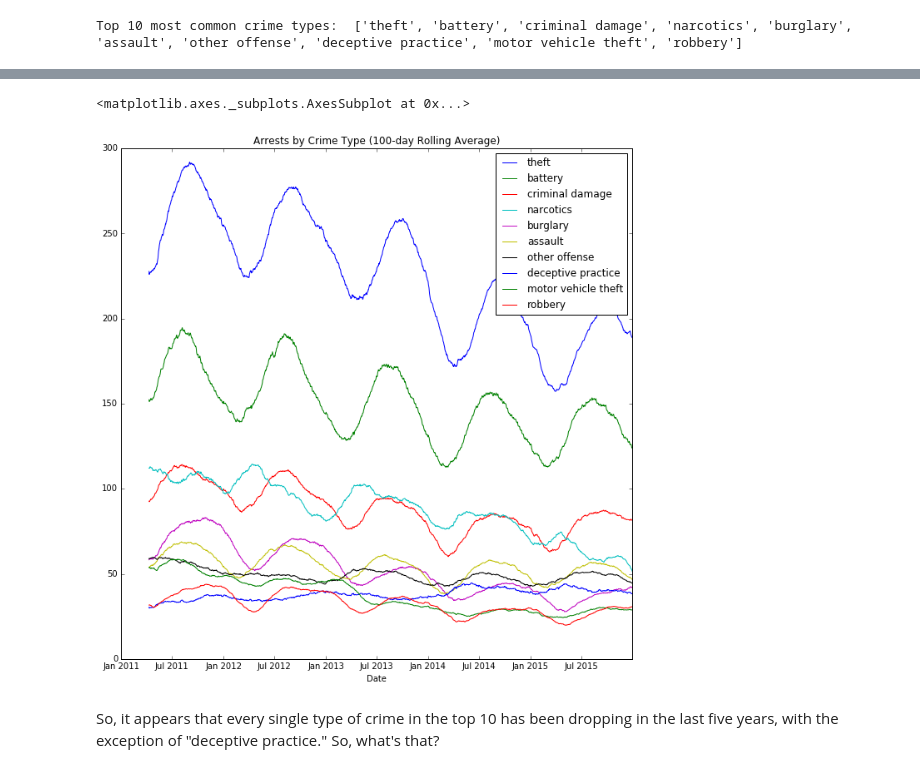
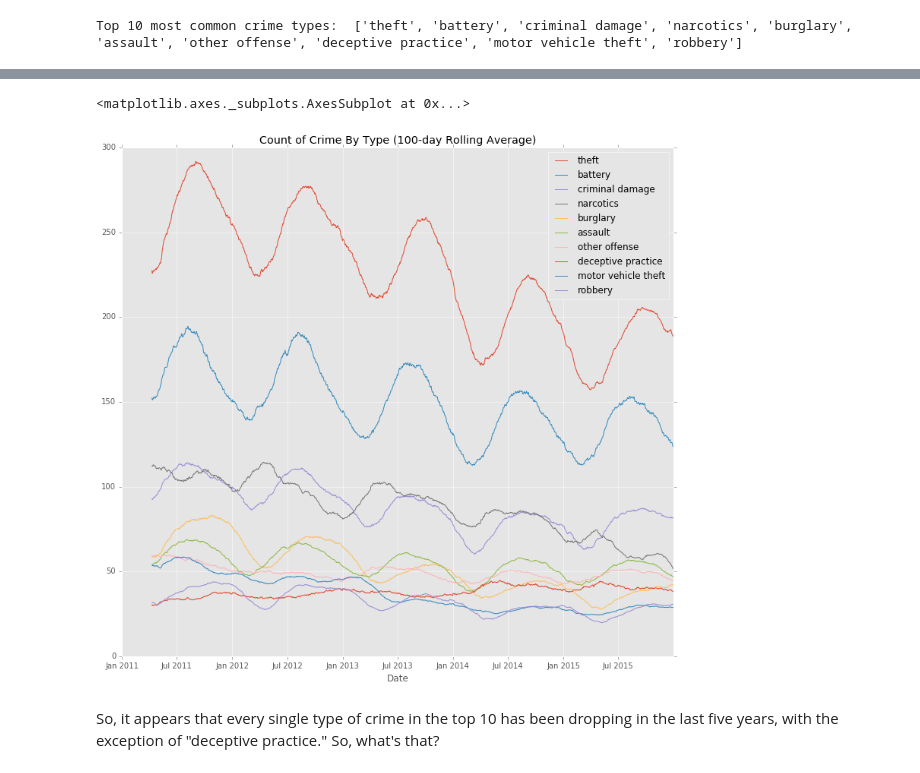
Before and after one commit to scottmarler/ChicagoWeatherCrime, a Jupyter notebook: pandasChicagoCrimeBaseNotebookJay.ipynb, the cells around one changed output, grey strips where cells are left out. Saved outputs shown, nothing was run; the diff lists cells and outputs as text; code cells hidden in the pictures.

```diff
--- a/pandasChicagoCrimeBaseNotebookJay.ipynb
+++ b/pandasChicagoCrimeBaseNotebookJay.ipynb
@@ -204,7 +204,7 @@ avge = (crime_by_day[(crime_by_day["Date"] == e_dates[0]) |
 # %%
 # The initial plot of average holiday crime vs. avg daily crime
 # dicts rearrange things, so I used a list the next time around
-
+plt.style.use('ggplot')
 holidays_dict = {}
 holidays_dict["Avg Day"] = total_crimes / numdays
 holidays_dict["Xmas"] = avgxmas
@@ -406,13 +418,13 @@ Index(['Date', 'Block', 'Primary Type', 'Description', 'Location Description',
 # %%
 # Charting the arrests per day was too noisy.
 # A rolling-average chart makes the downward trend more clear.
 combined.groupby(["Date"])[top10list].sum().rolling(
     center=False, window=100).mean().plot(
-    figsize=(11, 11),
-    title="Arrests by Crime Type (100-day Rolling Average)")
+    figsize=(13, 12),
+    title="Count of Crime By Type (100-day Rolling Average)")
 # %% [output]
 <matplotlib.axes._subplots.AxesSubplot at 0x...>
-[figure, old version]
+[figure, new version]
 # %% [markdown]
 So, it appears that every single type of crime in the top 10 has been dropping in the last five years, with the exception of "deceptive practice."  So, what's that?
 # %%
```
Also changed, not shown: parts of 11 cells of this notebook, 4 other files.
